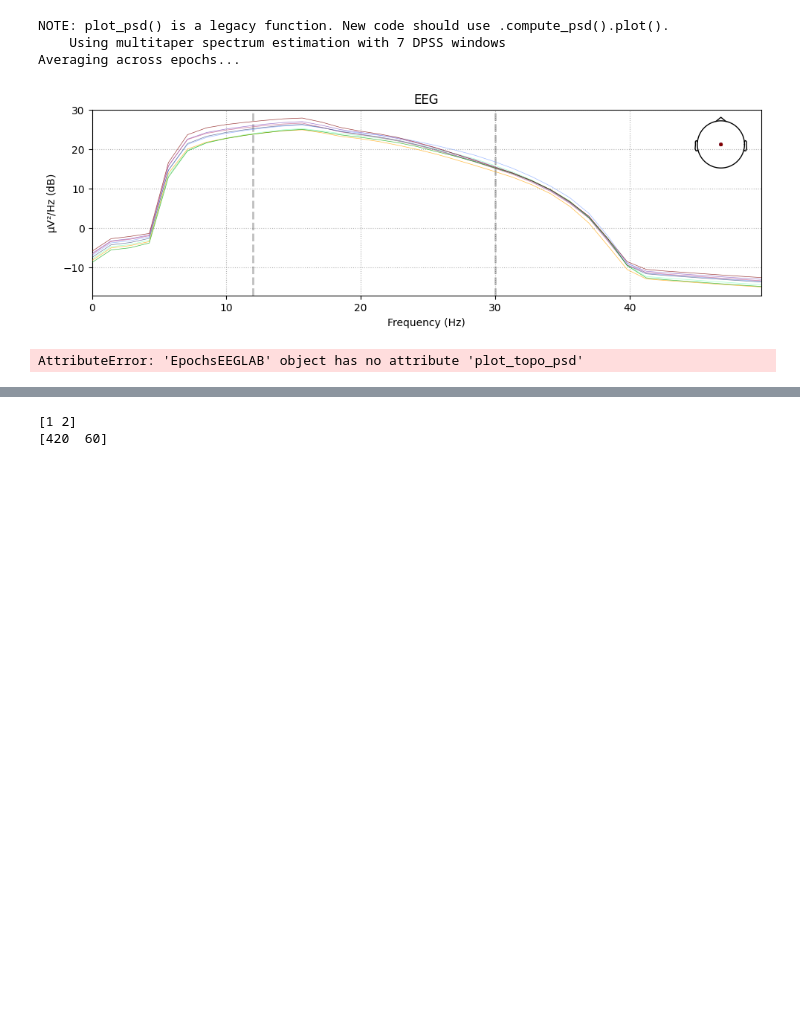
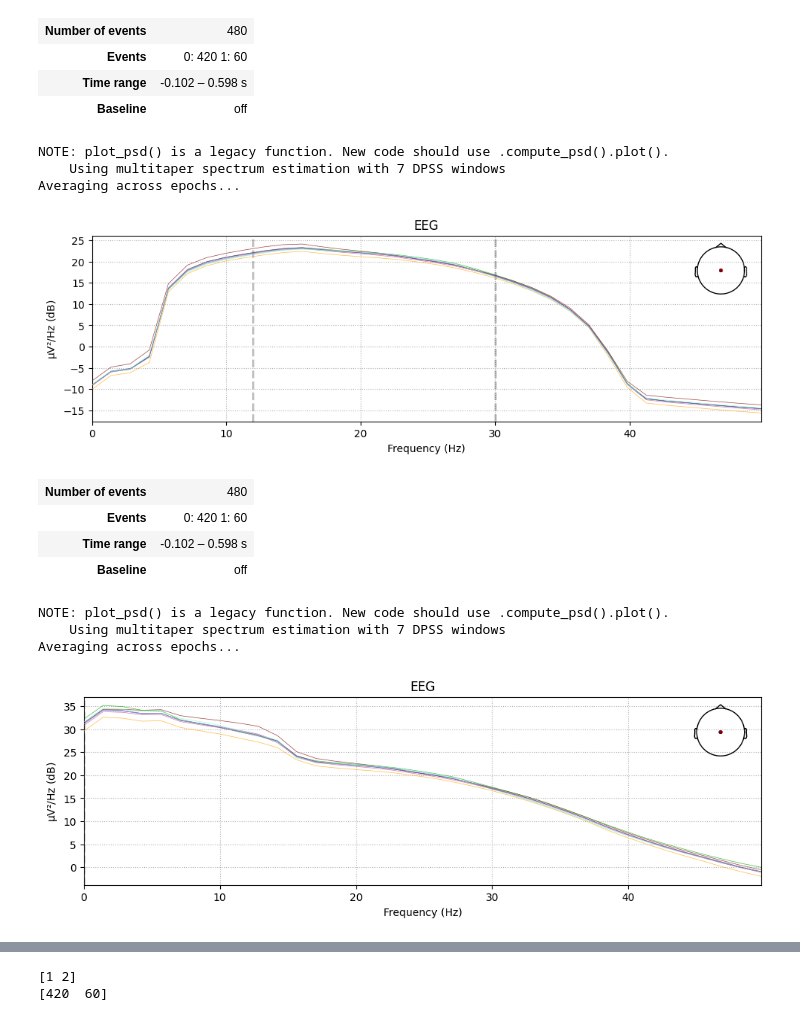
Before and after one commit to AmineMekki01/project_study_of_attentional_deficit, a Jupyter notebook: research/awake_02.ipynb, the cells around one changed output, grey strips where cells are left out. Cells and saved outputs as stored; diff of their text form; code cells hidden in the pictures; blank space fills up the shorter version.

```diff
--- a/research/awake_02.ipynb
+++ b/research/awake_02.ipynb
@@ -66,11 +90,28 @@ Designing a one-pass, zero-phase, non-causal bandpass filter:
+# %%
+filtered_set_data
+# %% [output]
+| Number of events | 480 |
+| Events | 0: 420 1: 60 |
+| Time range | -0.102 – 0.598 s |
+| Baseline | off |
 # %%
-dataset.plot_psd(fmax=50)
+filtered_set_data.plot_psd(fmax=50)
 # %% [output]
 NOTE: plot_psd() is a legacy function. New code should use .compute_psd().plot().
     Using multitaper spectrum estimation with 7 DPSS windows
 Averaging across epochs...
-[figure, old version]
+[figure, new version]
-# %%
-dataset.plot_topo_psd(show=False)
-# %% [output]
-AttributeError: 'EpochsEEGLAB' object has no attribute 'plot_topo_psd'
+# %%
+raw_set_data
+# %% [output]
+| Number of events | 480 |
+| Events | 0: 420 1: 60 |
+| Time range | -0.102 – 0.598 s |
+| Baseline | off |
+# %%
+raw_set_data.plot_psd(fmax=50)
+# %% [output]
+NOTE: plot_psd() is a legacy function. New code should use .compute_psd().plot().
+    Using multitaper spectrum estimation with 7 DPSS windows
+Averaging across epochs...
+[figure, added]
```
Also changed, not shown: parts of 53 cells of this notebook.
